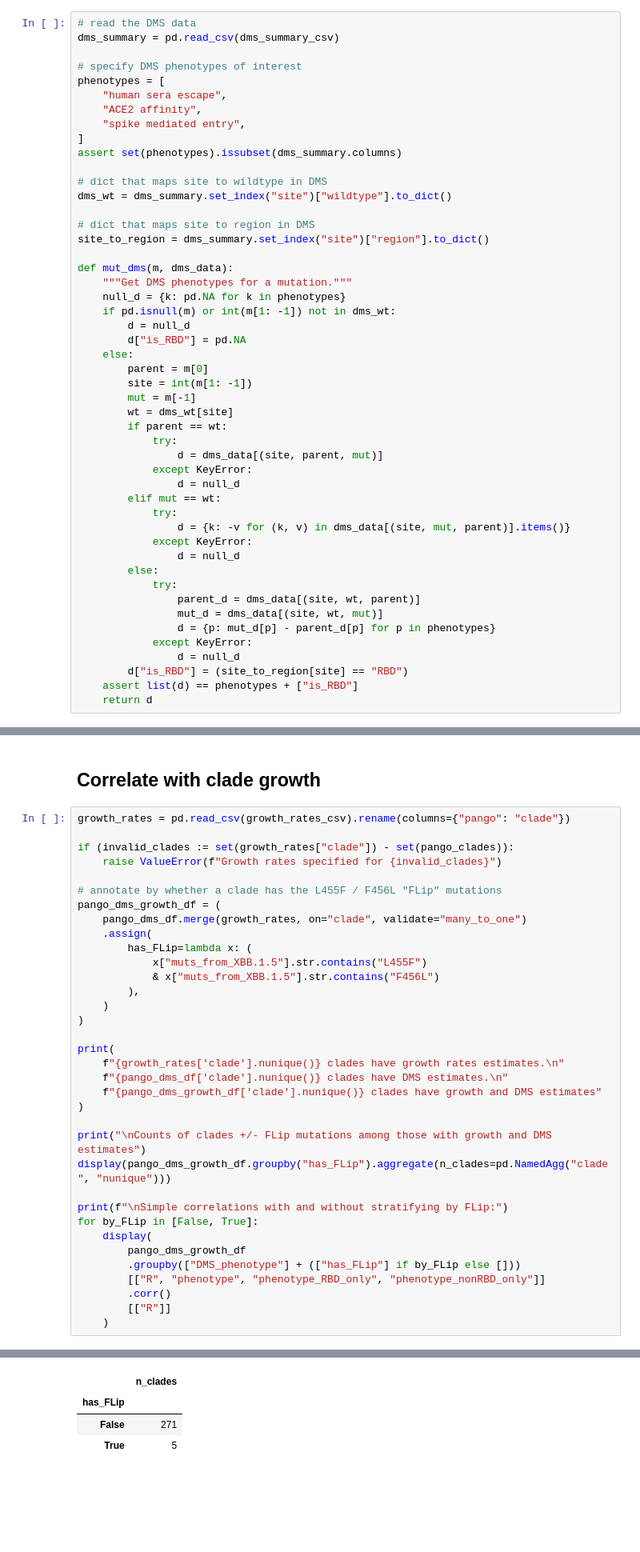
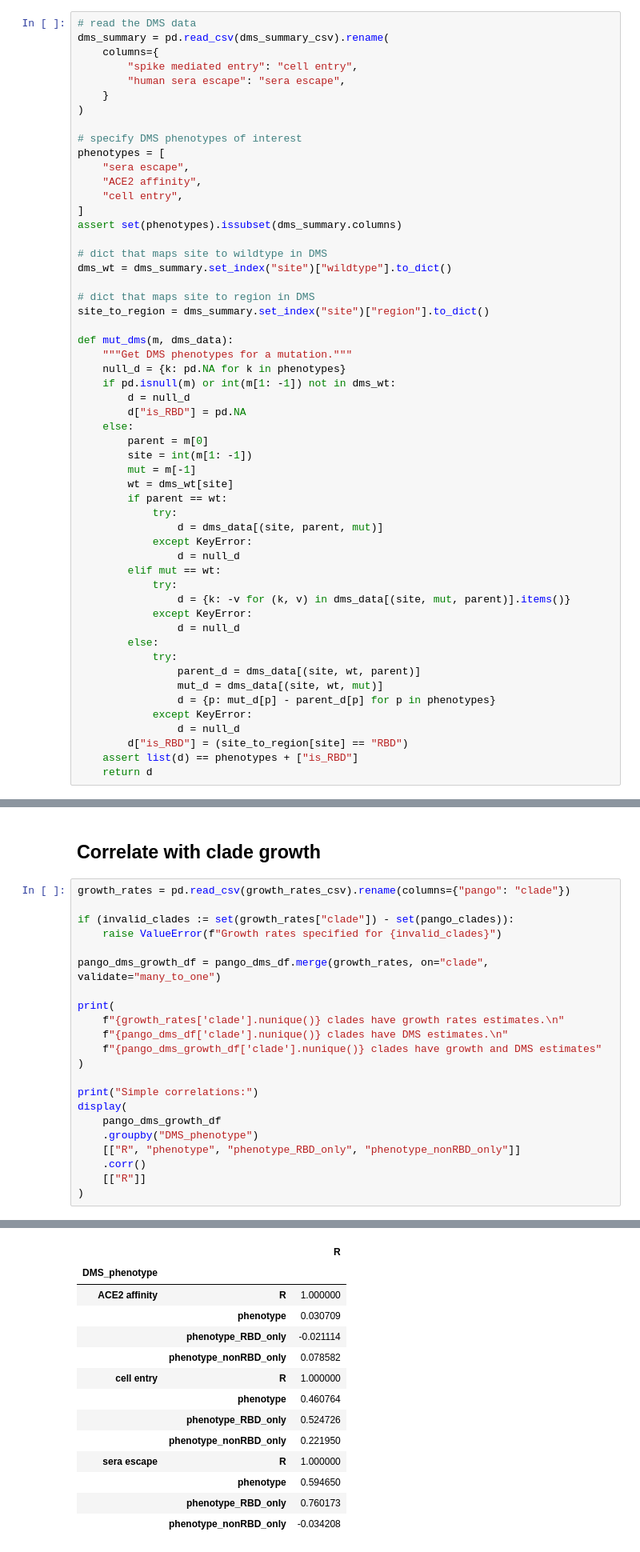
Before and after one commit to dms-vep/SARS-CoV-2_XBB.1.5_spike_DMS, a Jupyter notebook: notebooks/compare_natural.ipynb, the cells around one changed output, grey strips where cells are left out. Shown at 80% size. Cells and saved outputs as stored; diff of their text form; blank space fills up the shorter version.

```diff
--- a/notebooks/compare_natural.ipynb
+++ b/notebooks/compare_natural.ipynb
@@ -144,13 +146,18 @@ pango_df
 First define function that assigns DMS phenotypes to mutations:
 # %%
 # read the DMS data
-dms_summary = pd.read_csv(dms_summary_csv)
+dms_summary = pd.read_csv(dms_summary_csv).rename(
+    columns={
+        "spike mediated entry": "cell entry",
+        "human sera escape": "sera escape",
+    }
+)
 
 # specify DMS phenotypes of interest
 phenotypes = [
-    "human sera escape",
+    "sera escape",
     "ACE2 affinity",
-    "spike mediated entry",
+    "cell entry",
 ]
 assert set(phenotypes).issubset(dms_summary.columns)
 
@@ -499,16 +506,7 @@ growth_rates = pd.read_csv(growth_rates_csv).rename(columns={"pango": "clade"})
 if (invalid_clades := set(growth_rates["clade"]) - set(pango_clades)):
     raise ValueError(f"Growth rates specified for {invalid_clades}")
 
-# annotate by whether a clade has the L455F / F456L "FLip" mutations
-pango_dms_growth_df = (
-    pango_dms_df.merge(growth_rates, on="clade", validate="many_to_one")
-    .assign(
-        has_FLip=lambda x: (
-            x["muts_from_XBB.1.5"].str.contains("L455F")
-            & x["muts_from_XBB.1.5"].str.contains("F456L")
-        ),
-    )
-)
+pango_dms_growth_df = pango_dms_df.merge(growth_rates, on="clade", validate="many_to_one")
 
 print(
     f"{growth_rates['clade'].nunique()} clades have growth rates estimates.\n"
@@ -516,18 +514,14 @@ print(
     f"{pango_dms_growth_df['clade'].nunique()} clades have growth and DMS estimates"
 )
 
-print("\nCounts of clades +/- FLip mutations among those with growth and DMS estimates")
-display(pango_dms_growth_df.groupby("has_FLip").aggregate(n_clades=pd.NamedAgg("clade", "nunique")))
-
-print(f"\nSimple correlations with and without stratifying by FLip:")
-for by_FLip in [False, True]:
-    display(
-        pango_dms_growth_df
-        .groupby(["DMS_phenotype"] + (["has_FLip"] if by_FLip else []))
-        [["R", "phenotype", "phenotype_RBD_only", "phenotype_nonRBD_only"]]
-        .corr()
-        [["R"]]
-    )
+print("Simple correlations:")
+display(
+    pango_dms_growth_df
+    .groupby("DMS_phenotype")
+    [["R", "phenotype", "phenotype_RBD_only", "phenotype_nonRBD_only"]]
+    .corr()
+    [["R"]]
+)
 # %% [output]
 966 clades have growth rates estimates.
 624 clades have DMS estimates.
@@ -537,4 +530,14 @@ Counts of clades +/- FLip mutations among those with growth and DMS estimates
-|  | n_clades |
-| has_FLip |  |
-| False | 271 |
-| True | 5 |
+|  |  | R |
+| DMS_phenotype |  |  |
+| ACE2 affinity | R | 1.000000 |
+|  | phenotype | 0.030709 |
+|  | phenotype_RBD_only | -0.021114 |
+|  | phenotype_nonRBD_only | 0.078582 |
+| cell entry | R | 1.000000 |
+|  | phenotype | 0.460764 |
+|  | phenotype_RBD_only | 0.524726 |
+|  | phenotype_nonRBD_only | 0.221950 |
+| sera escape | R | 1.000000 |
+|  | phenotype | 0.594650 |
+|  | phenotype_RBD_only | 0.760173 |
+|  | phenotype_nonRBD_only | -0.034208 |
```
Also changed, not shown: parts of 7 cells of this notebook.
